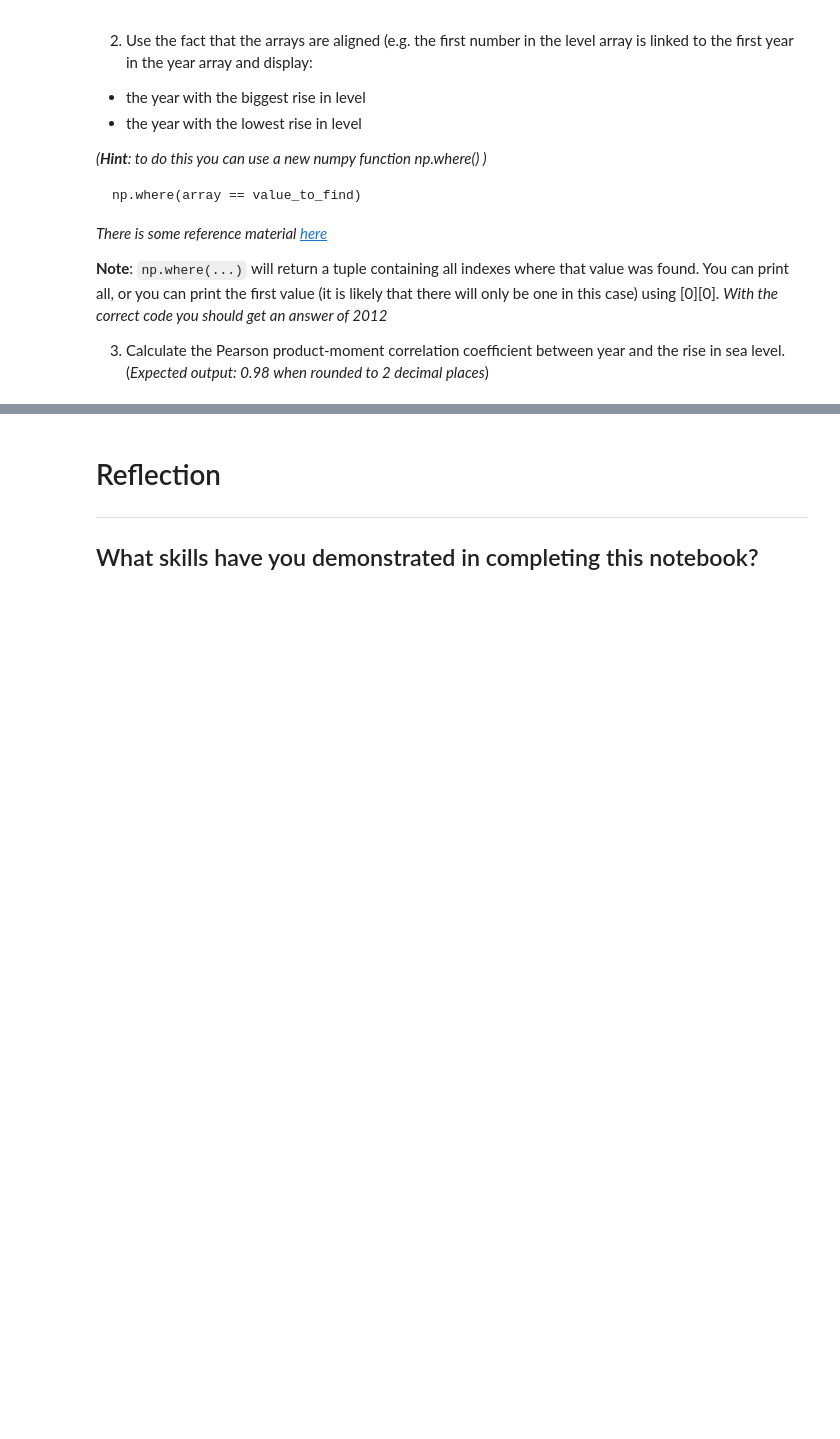
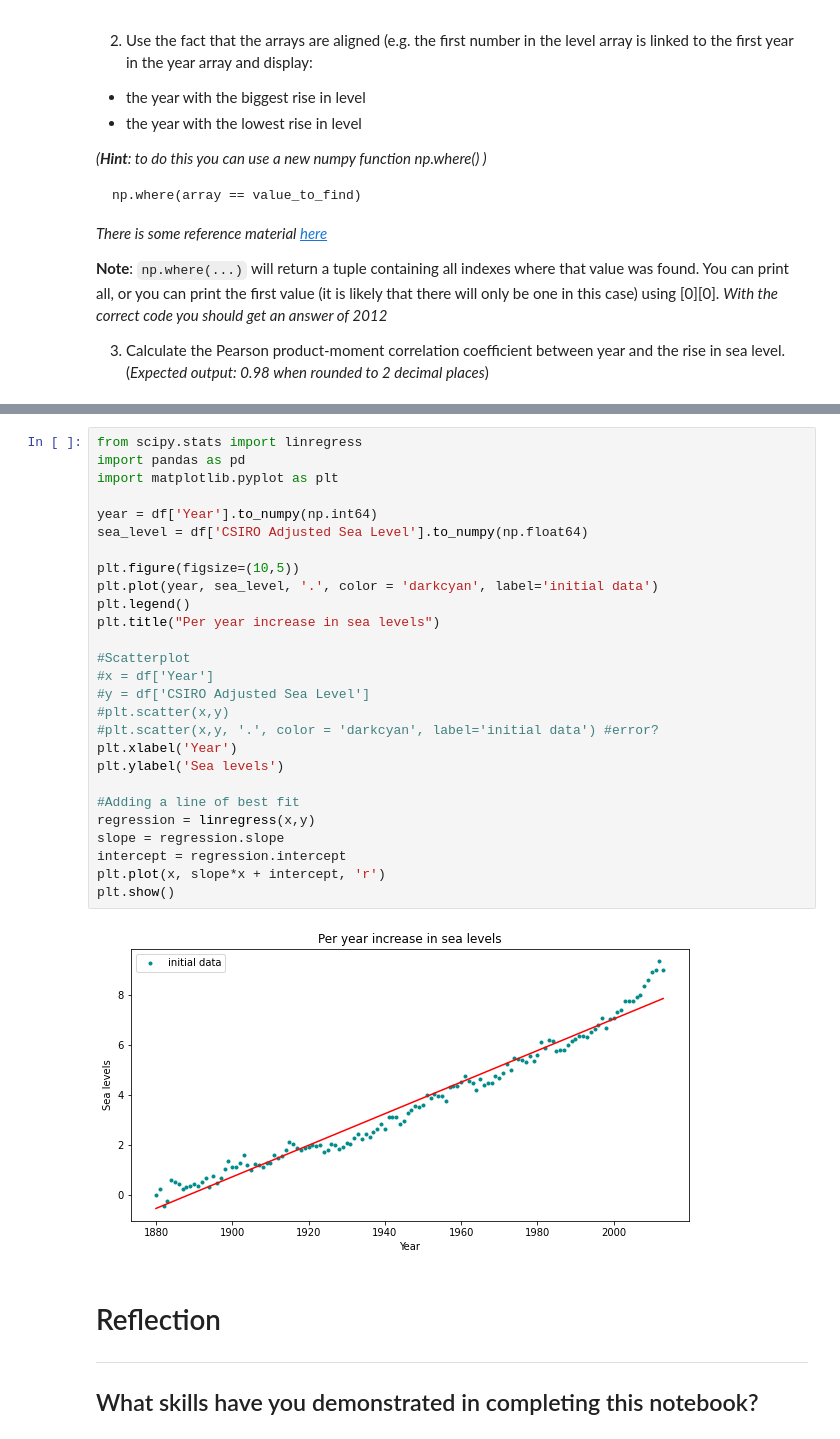
Before and after one commit to EllenSakkla/-PythonFundamentals, a Jupyter notebook: projects/Copy_of_Sea_Level_Project.ipynb, the cells around one changed output, grey strips where cells are left out. Drawn from its saved outputs; the diff is of its cells as text; blank space fills up the shorter version.

```diff
--- a/projects/Copy_of_Sea_Level_Project.ipynb
+++ b/projects/Copy_of_Sea_Level_Project.ipynb
@@ -108,3 +131,32 @@ mean: 3.650340811880598 stand: 2.476399631426498 total: 489.1456687920001 max: 9
+# %%
+from scipy.stats import linregress
+import pandas as pd
+import matplotlib.pyplot as plt
+
+year = df['Year'].to_numpy(np.int64)
+sea_level = df['CSIRO Adjusted Sea Level'].to_numpy(np.float64)
+
+plt.figure(figsize=(10,5))
+plt.plot(year, sea_level, '.', color = 'darkcyan', label='initial data')
+plt.legend()
+plt.title("Per year increase in sea levels")
+
+#Scatterplot
+#x = df['Year']
+#y = df['CSIRO Adjusted Sea Level']
+#plt.scatter(x,y)
+#plt.scatter(x,y, '.', color = 'darkcyan', label='initial data') #error?
+plt.xlabel('Year')
+plt.ylabel('Sea levels')
+
+#Adding a line of best fit
+regression = linregress(x,y)
+slope = regression.slope
+intercept = regression.intercept
+plt.plot(x, slope*x + intercept, 'r')
+plt.show()
+# %% [output]
+[figure, added]
 # %% [markdown]
 # Reflection
 ----
```
Also changed, not shown: parts of 6 cells of this notebook.
